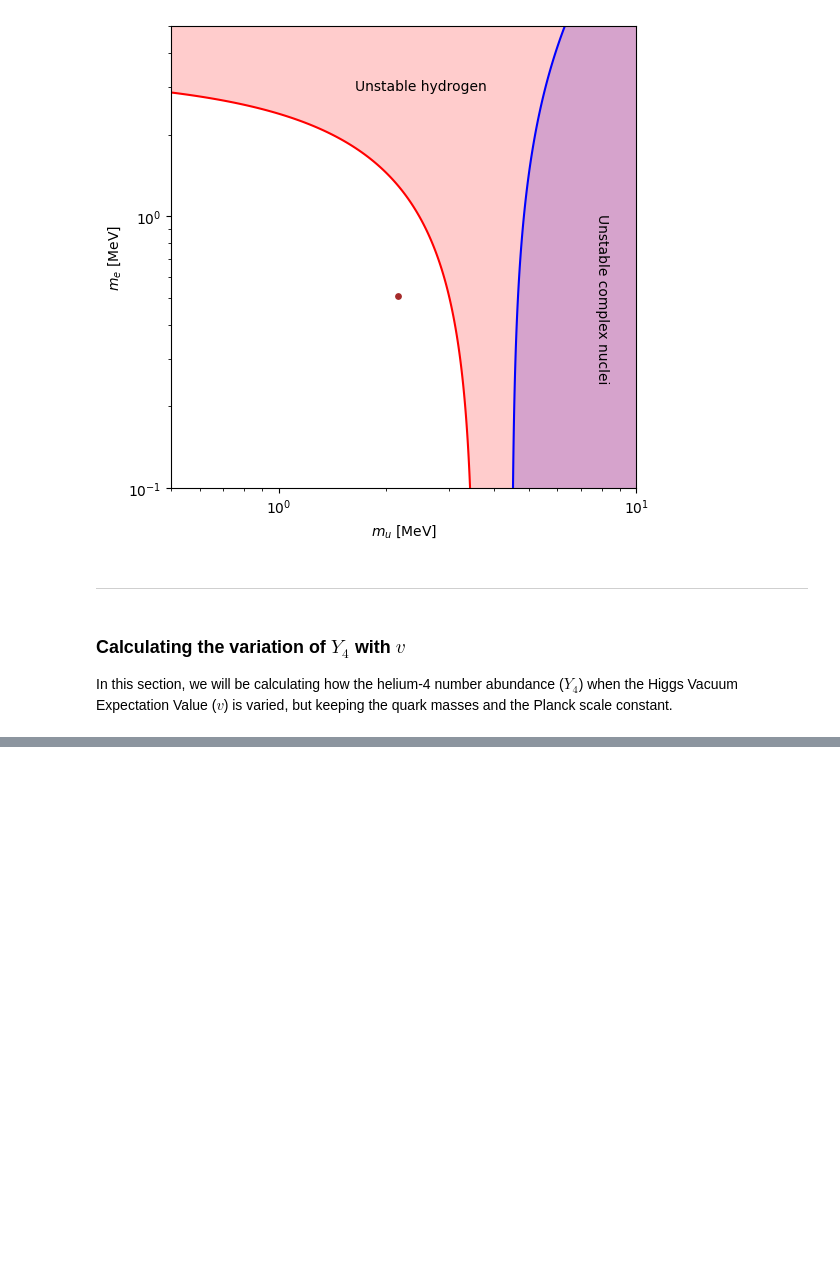
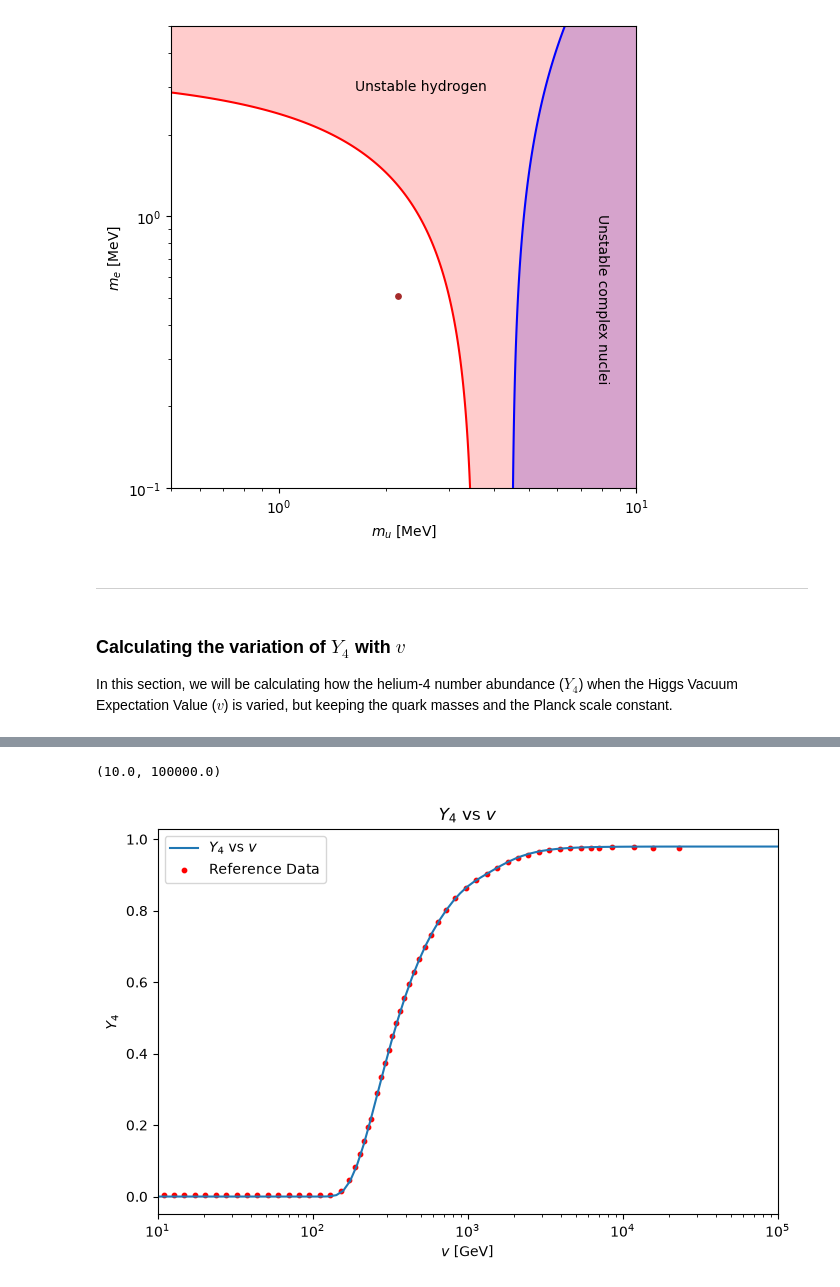
Before and after one commit to Booritth-Balaji/Dark-Matter-Thesis, a Jupyter notebook: Codes-and-Data/Weak-scale-BBN-recr.ipynb, the cells around one changed output, grey strips where cells are left out. Saved outputs shown, nothing was run; the diff lists cells and outputs as text; code cells hidden in the pictures; blank space fills up the shorter version.

```diff
--- a/Codes-and-Data/Weak-scale-BBN-recr.ipynb
+++ b/Codes-and-Data/Weak-scale-BBN-recr.ipynb
@@ -313,0 +232,23 @@ plt.scatter(Xn_data[:, 0], Xn_data[:, 1], label=r'$X_n$ - Comparison'
+# %%
+# Setting up the temperature range
+
+Ti = 1e1   # MeV
+Tf = 1e-3  # MeV
+n =  1024
+T = np.geomspace(Ti,Tf,n)
+
+v_ratio = np.geomspace(10/bbn.v0, 1e3, 100)
+Y4_values = []
+
+for _v_ratio in v_ratio:
+    bbn.v = _v_ratio * bbn.v0
+
+    with warnings.catch_warnings():
+        warnings.filterwarnings('ignore', category=RuntimeWarning)
+
+        Y = bbn.BBN_evolution(T)
+
+    Y4 = (Y.y[5][-1]) * 4
+
+    Y4_values.append(Y4)
+    print(f"v/v0 = {_v_ratio}: Y4 = {Y4:.5f}")
@@ -313,0 +273,15 @@ plt.scatter(Xn_data[:, 0], Xn_data[:, 1], label=r'$X_n$ - Comparison'
+# %%
+Y4_vs_v_ref = pd.read_csv('digitized-plots/Weak-scale-BBN-plots/Y4_vs_v.csv', header=None)
+# %%
+plt.figure(figsize=(8, 5))
+plt.plot(v_ratio * bbn.v0, Y4_values, label=r'$Y_4$ vs $v$')
+plt.scatter(Y4_vs_v_ref[0], Y4_vs_v_ref[1], color='red', s=10, label=r'Reference Data')
+plt.title(r'$Y_4$ vs $v$')
+plt.legend()
+plt.xscale('log')
+plt.xlabel(r'$v$ [GeV]')
+plt.ylabel(r'$Y_4$')
+plt.xlim(1e1, 1e5)
+# %% [output]
+(10.0, 100000.0)
+[figure, added]
```
Also changed, not shown: parts of 7 cells of this notebook, 6 other files.
